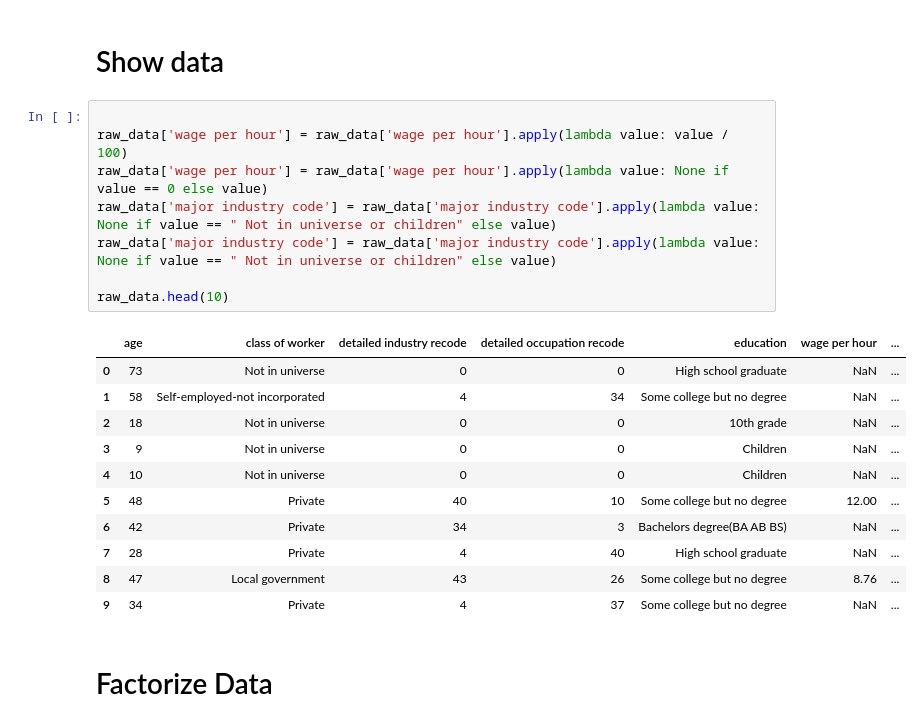
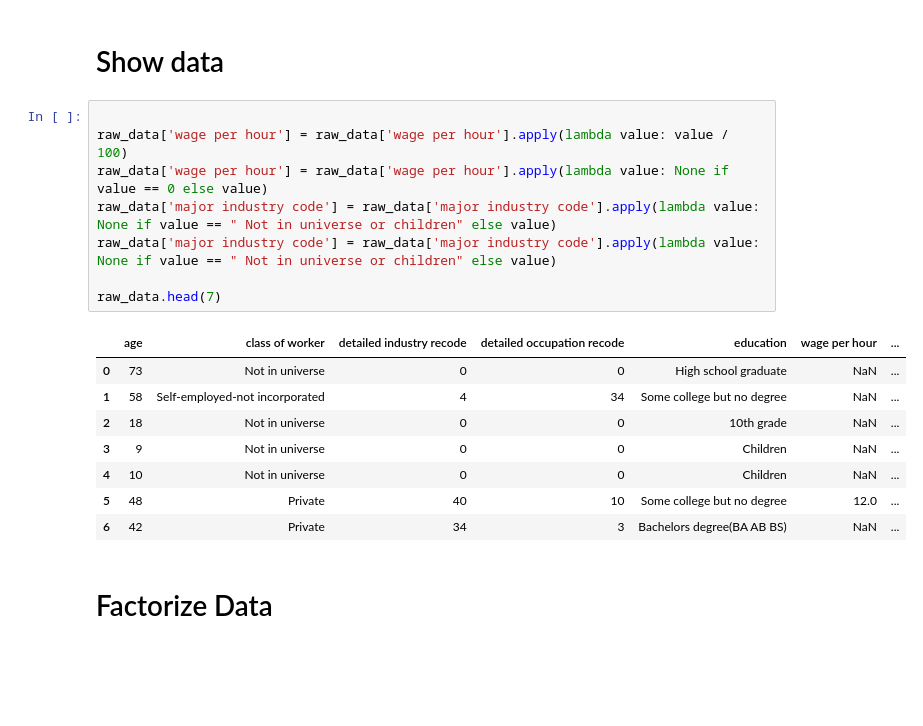
Before and after one commit to ThomasBrue/second-assignment-data-science, a Jupyter notebook: censusIncome.ipynb, the cells around one changed output. Saved outputs shown, nothing was run; the diff lists cells and outputs as text; blank space fills up the shorter version.

```diff
--- a/censusIncome.ipynb
+++ b/censusIncome.ipynb
@@ -33,23 +33,20 @@ names = ['age', 'class of worker', 'detailed industry recode', 'detailed occupat
 # %%
 
 raw_data['wage per hour'] = raw_data['wage per hour'].apply(lambda value: value / 100)
 raw_data['wage per hour'] = raw_data['wage per hour'].apply(lambda value: None if value == 0 else value)
 raw_data['major industry code'] = raw_data['major industry code'].apply(lambda value: None if value == " Not in universe or children" else value)
 raw_data['major industry code'] = raw_data['major industry code'].apply(lambda value: None if value == " Not in universe or children" else value)
 
-raw_data.head(10)
+raw_data.head(7)
 # %% [output]
 |  | age | class of worker | detailed industry recode | detailed occupation recode | education | wage per hour | ... |
 | 0 | 73 | Not in universe | 0 | 0 | High school graduate | NaN | ... |
 | 1 | 58 | Self-employed-not incorporated | 4 | 34 | Some college but no degree | NaN | ... |
 | 2 | 18 | Not in universe | 0 | 0 | 10th grade | NaN | ... |
 | 3 | 9 | Not in universe | 0 | 0 | Children | NaN | ... |
 | 4 | 10 | Not in universe | 0 | 0 | Children | NaN | ... |
-| 5 | 48 | Private | 40 | 10 | Some college but no degree | 12.00 | ... |
+| 5 | 48 | Private | 40 | 10 | Some college but no degree | 12.0 | ... |
 | 6 | 42 | Private | 34 | 3 | Bachelors degree(BA AB BS) | NaN | ... |
-| 7 | 28 | Private | 4 | 40 | High school graduate | NaN | ... |
-| 8 | 47 | Local government | 43 | 26 | Some college but no degree | 8.76 | ... |
-| 9 | 34 | Private | 4 | 37 | Some college but no degree | NaN | ... |
 # %% [markdown]
 # Factorize Data
 # %%
```
Also changed, not shown: parts of 8 cells of this notebook.
